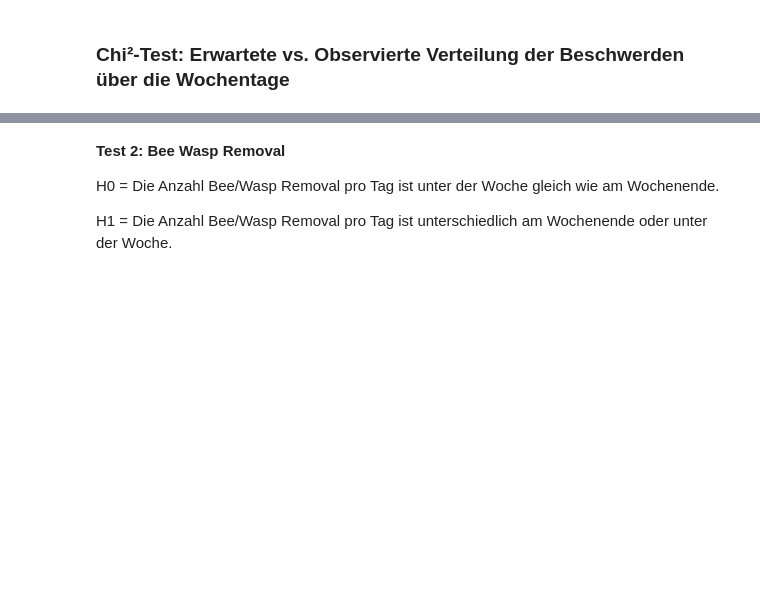
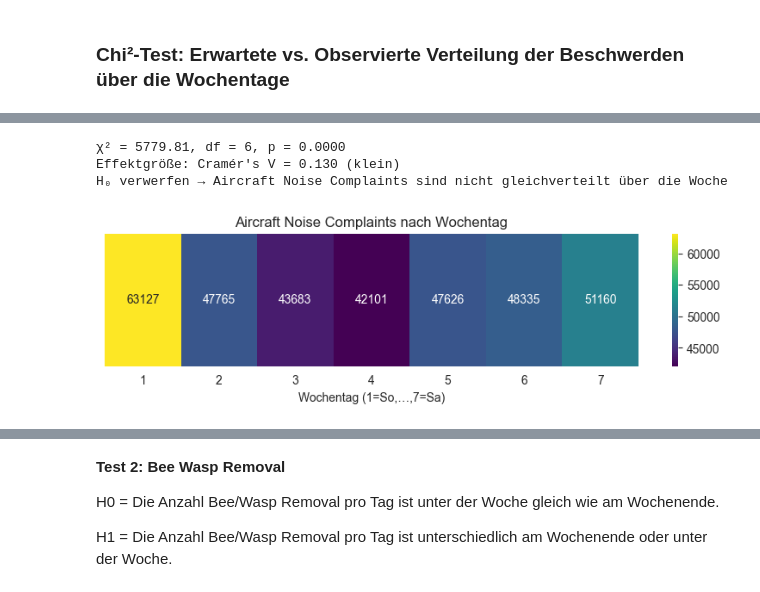
Before and after one commit to Ameowsle/Statistic-Macher, a Jupyter notebook: Created_Date_Hypothesentests.ipynb, the cells around one changed output, grey strips where cells are left out. Cells and saved outputs as stored; diff of their text form; code cells hidden in the pictures; blank space fills up the shorter version.

```diff
--- a/Created_Date_Hypothesentests.ipynb
+++ b/Created_Date_Hypothesentests.ipynb
@@ -126,0 +58,48 @@ Interpretation (α = 0.05):
+# %%
+# Beobachtete Häufigkeiten (erzwingt Tage 1–7)
+observed = aircraft_df["CREATED_DAY_OF_WEEK"].value_counts().reindex(range(1,8), fill_value=0)
+
+# Erwartete Häufigkeiten (Gleichverteilung)
+expected = np.full(7, observed.sum() / 7)
+
+# Chi²-Test
+chi2, p = stats.chisquare(f_obs=observed, f_exp=expected)
+
+# Effektgröße: Cramér's V
+n = observed.sum()
+cramers_v = np.sqrt(chi2 / (n * (min(len(observed)-1, 1))))  # für 1×k, df=k-1
+
+# Interpretation
+if cramers_v < 0.1:
+    effect_label = "vernachlässigbar"
+elif cramers_v < 0.3:
+    effect_label = "klein"
+elif cramers_v < 0.5:
+    effect_label = "mittel"
+else:
+    effect_label = "groß"
+
+print(f"χ² = {chi2:.2f}, df = {len(observed)-1}, p = {p:.4f}")
+print(f"Effektgröße: Cramér's V = {cramers_v:.3f} ({effect_label})")
+
+if p < 0.05:
+    print("H₀ verwerfen → Aircraft Noise Complaints sind nicht gleichverteilt über die Woche")
+else:
+    print("H₀ beibehalten → keine Evidenz gegen Gleichverteilung")
+# %% [output]
+χ² = 5779.81, df = 6, p = 0.0000
+Effektgröße: Cramér's V = 0.130 (klein)
+H₀ verwerfen → Aircraft Noise Complaints sind nicht gleichverteilt über die Woche
+# %%
+ct = pd.DataFrame(observed).T
+
+plt.figure(figsize=(10, 2))
+
+sns.heatmap(ct, annot=True, fmt="d", cmap="viridis", cbar=True)
+
+plt.xlabel("Wochentag (1=So,…,7=Sa)")
+plt.yticks([], [])
+plt.title("Aircraft Noise Complaints nach Wochentag")
+plt.show()
+# %% [output]
+[figure, added]
```
Also changed, not shown: parts of 33 cells of this notebook.
